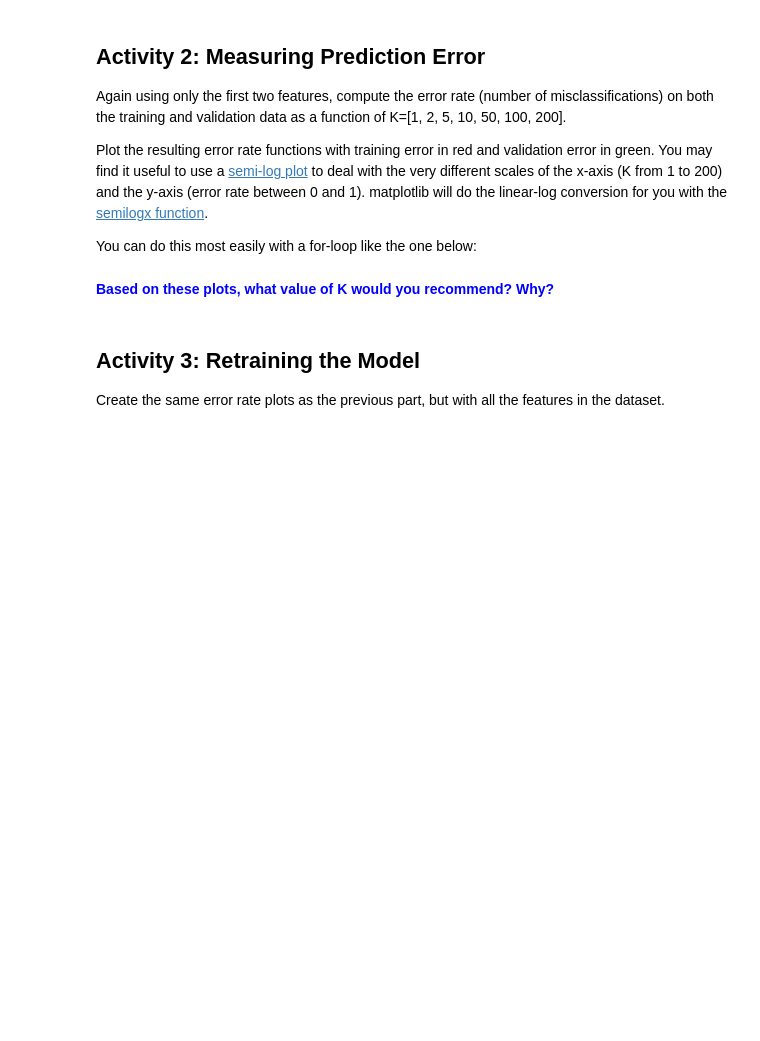
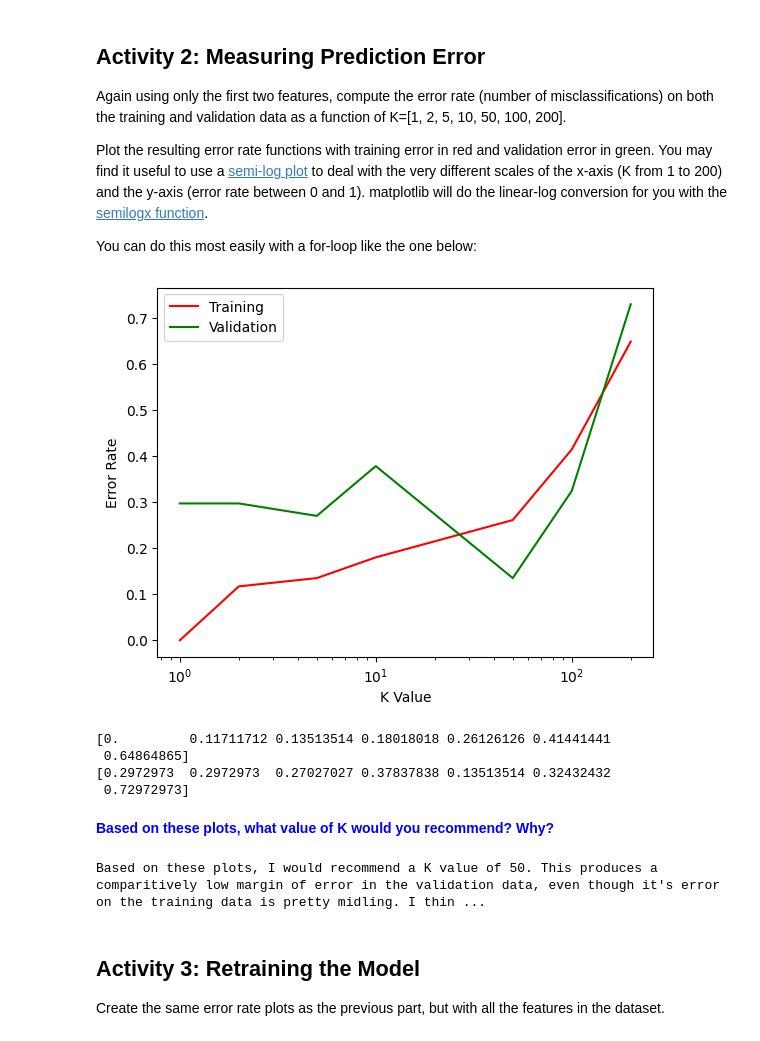
Before and after one commit to CS-490-Machine-Learning/homework-1-knn-baileygallagher, a Jupyter notebook: HW01.ipynb, the cells around one changed output. Saved outputs shown, nothing was run; the diff lists cells and outputs as text; code cells hidden in the pictures; blank space fills up the shorter version.

```diff
--- a/HW01.ipynb
+++ b/HW01.ipynb
@@ -106,24 +138,55 @@ You can do this most easily with a for-loop like the one below:
 # %%
 K=[1, 2, 5, 10, 50, 100, 200]
 errTr = np.zeros(len(K))      # array for the training error of each k initialized to all zeros
 errVa = np.zeros(len(K))      # array for the validation error of each k initialized to all zeros
-
 for i, k in enumerate(K):
 
+
     # TODO: build and train classifier using the first two features of Xtrain for the current value of k
+     Y = iris[:,-1]              # target value (iris species) is the last column
+     X = iris[:,0:2]             # features are the other columns, only first two columns
+     np.random.seed(0)           # set the random number seed
+     X,Y = ml.shuffleData(X,Y)  # shuffle data randomly
+     Xtrain,Xval,Ytrain,Yval = ml.splitData(X,Y, 0.75)  # split data into 75/25 train/validation
+    # unsure if this needs to be re-done, but better to just do it again in case
+    #actually training now
+     knn2D = ml.knn.knnClassify( Xtrain[:,:2], Ytrain, K[i] )
 
     # TODO: Compute error for training and save in errTr[i]
+     YtrainHat = knn2D.predict(Xtrain[:,:2])   # get estimates of y for each data point in Xtrain using our 2D kNN model
+     YvalHat = knn2D.predict(Xval[:,:2])     # get estimates of y for each data point in Xval
 
-    # TODO: Compute error for validation and save in errTr[i]
-
+     errT = np.sum(YtrainHat != Ytrain)/Ytrain.shape[0]      # get proportion of times the prediction doesn't match training
+     errV = np.sum(YvalHat != Yval)/Yval.shape[0]
+     # get proportion of times the prediction doesn't match validation
+     # putting error amounts into array constructed above
+     errTr[i] = errT # needs to be RED
+     errVa[i] = errV # needs to be GREEN
 
 # TODO: plot training errors in red
 
 # TODO: plot validation errors in green
-
+#setting axes
+plt.xlabel('K Value')
+plt.ylabel('Error Rate')
+plt.semilogx(K,errTr, label = "Training", color = "red")
+plt.semilogx(K, errVa, label = "Validation", color = "green")
+plt.legend()
 plt.show()
+print(errTr)
+print(errVa)
+# %% [output]
+[figure, added]
+[0.         0.11711712 0.13513514 0.18018018 0.26126126 0.41441441
+ 0.64864865]
+[0.2972973  0.2972973  0.27027027 0.37837838 0.13513514 0.32432432
+ 0.72972973]
 # %% [markdown]
 <span style="color:blue">**Based on these plots, what value of K would you recommend? Why?**</span>
+# %%
+print("Based on these plots, I would recommend a K value of 50. This produces a comparitively low margin of error in the validation data, even though it's error on the training data is pretty midling. I think these two values averaged together produce the best results when K is 50.")
+# %% [output]
+Based on these plots, I would recommend a K value of 50. This produces a comparitively low margin of error in the validation data, even though it's error on the training data is pretty midling. I thin ...
 # %% [markdown]
 ## Activity 3: Retraining the Model
 Create the same error rate plots as the previous part, but with all the features in the dataset.
```
Also changed, not shown: parts of 9 cells of this notebook.
